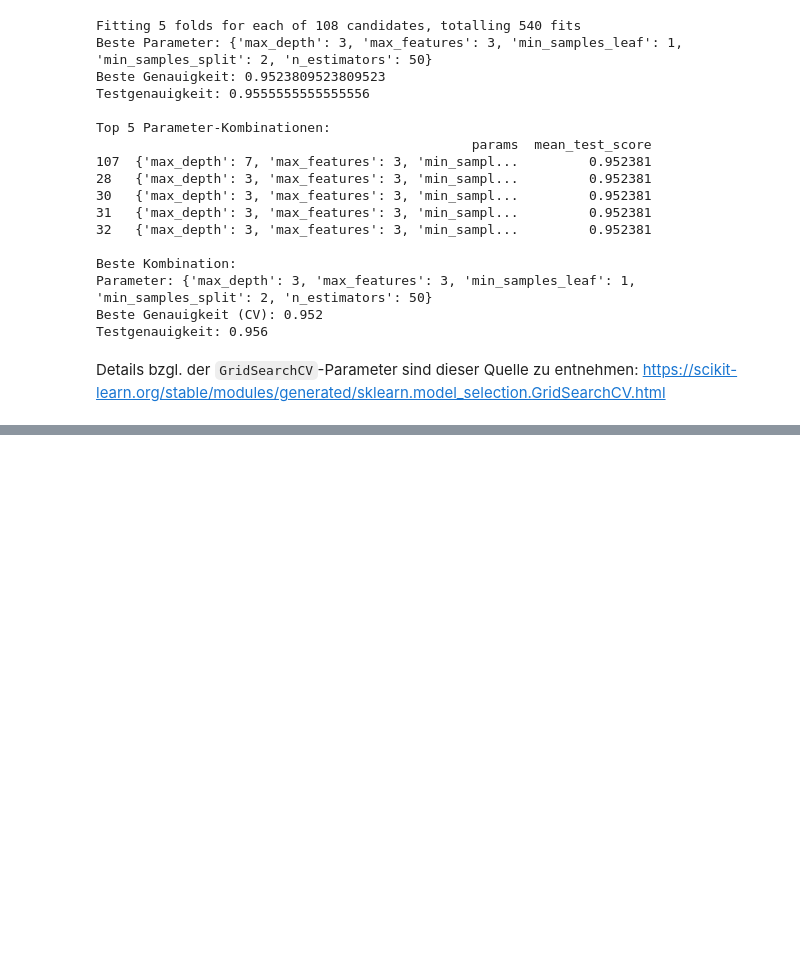
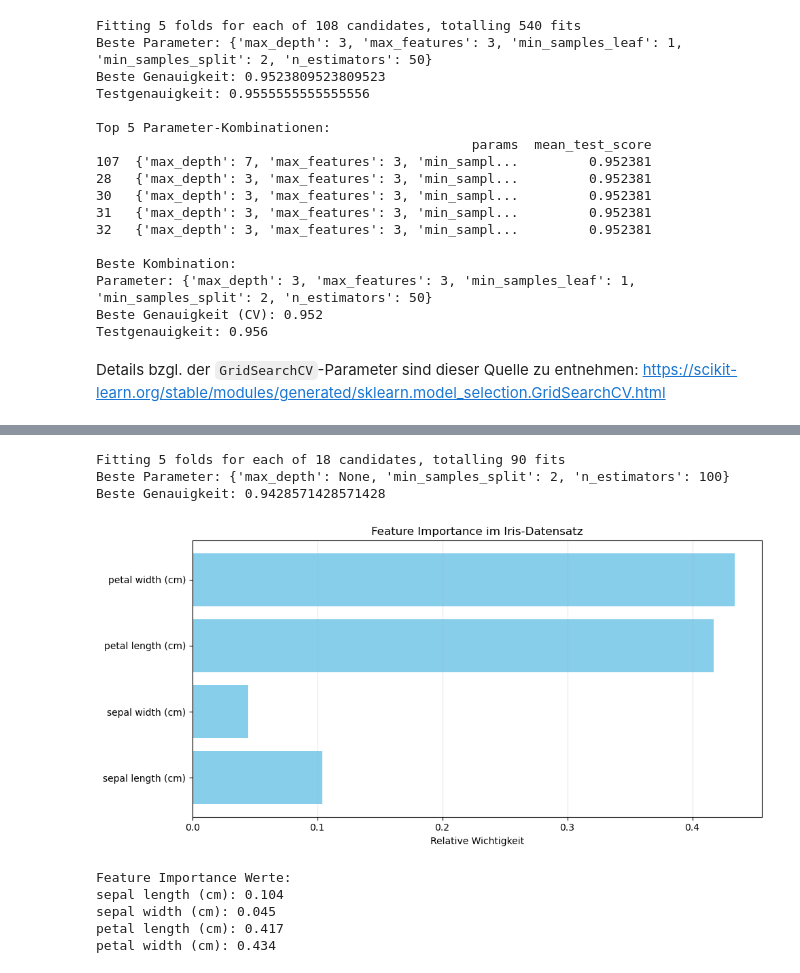
Before and after one commit to Lx-o/2024-25-DSAI-FIETZ, a Jupyter notebook: Uebungen/UE09/UE09-RFC_Hyperparameteroptimierung-Students.ipynb, the cells around one changed output, grey strips where cells are left out. Drawn from its saved outputs; the diff is of its cells as text; code cells hidden in the pictures; blank space fills up the shorter version.

```diff
--- a/Uebungen/UE09/UE09-RFC_Hyperparameteroptimierung-Students.ipynb
+++ b/Uebungen/UE09/UE09-RFC_Hyperparameteroptimierung-Students.ipynb
@@ -213,0 +243,24 @@ Details bzgl. der `GridSearchCV`-Parameter sind dieser Quelle zu entnehmen: http
+# %%
+from sklearn.model_selection import GridSearchCV
+
+# Parameter-Grid
+param_grid = {
+    'n_estimators': [50, 100, 150],
+    'max_depth': [None, 3, 5],
+    'min_samples_split': [2, 5]
+}
+
+# Grid Search
+grid_search = GridSearchCV(RandomForestClassifier(random_state=42),
+                         param_grid,
+                         cv=5,
+                         verbose=1)
+grid_search.fit(X_train, y_train)
+
+# Ergebnisse
+print("Beste Parameter:", grid_search.best_params_)
+print("Beste Genauigkeit:", grid_search.best_score_)
+# %% [output]
+Fitting 5 folds for each of 18 candidates, totalling 90 fits
+Beste Parameter: {'max_depth': None, 'min_samples_split': 2, 'n_estimators': 100}
+Beste Genauigkeit: 0.9428571428571428
@@ -213,0 +269,44 @@ Details bzgl. der `GridSearchCV`-Parameter sind dieser Quelle zu entnehmen: http
+# %%
+# 1. Notwendige Imports
+from sklearn.datasets import load_iris
+from sklearn.model_selection import train_test_split
+from sklearn.ensemble import RandomForestClassifier
+import matplotlib.pyplot as plt
+
+# 2. Daten laden und aufteilen
+iris = load_iris()
+X_train, X_test, y_train, y_test = train_test_split(
+    iris.data,
+    iris.target,
+    test_size=0.3,
+    random_state=42
+)
+
+# 3. Random Forest Modell erstellen und trainieren
+rf = RandomForestClassifier(random_state=42)
+rf.fit(X_train, y_train)
+
+# 4. Feature Importance analysieren
+importances = rf.feature_importances_
+features = iris.feature_names
+
+# 5. Visualisierung
+plt.figure(figsize=(10,5))
+plt.barh(features, importances, color='skyblue')
+plt.xlabel('Relative Wichtigkeit')
+plt.title('Feature Importance im Iris-Datensatz')
+plt.grid(axis='x', alpha=0.3)
+plt.tight_layout()
+plt.show()
+
+# 6. Zusätzliche numerische Ausgabe
+print("\nFeature Importance Werte:")
+for feature, importance in zip(features, importances):
+    print(f"{feature}: {importance:.3f}")
+# %% [output]
+[figure, added]
+Feature Importance Werte:
+sepal length (cm): 0.104
+sepal width (cm): 0.045
+petal length (cm): 0.417
+petal width (cm): 0.434
```
Also changed, not shown: parts of 8 cells of this notebook.
